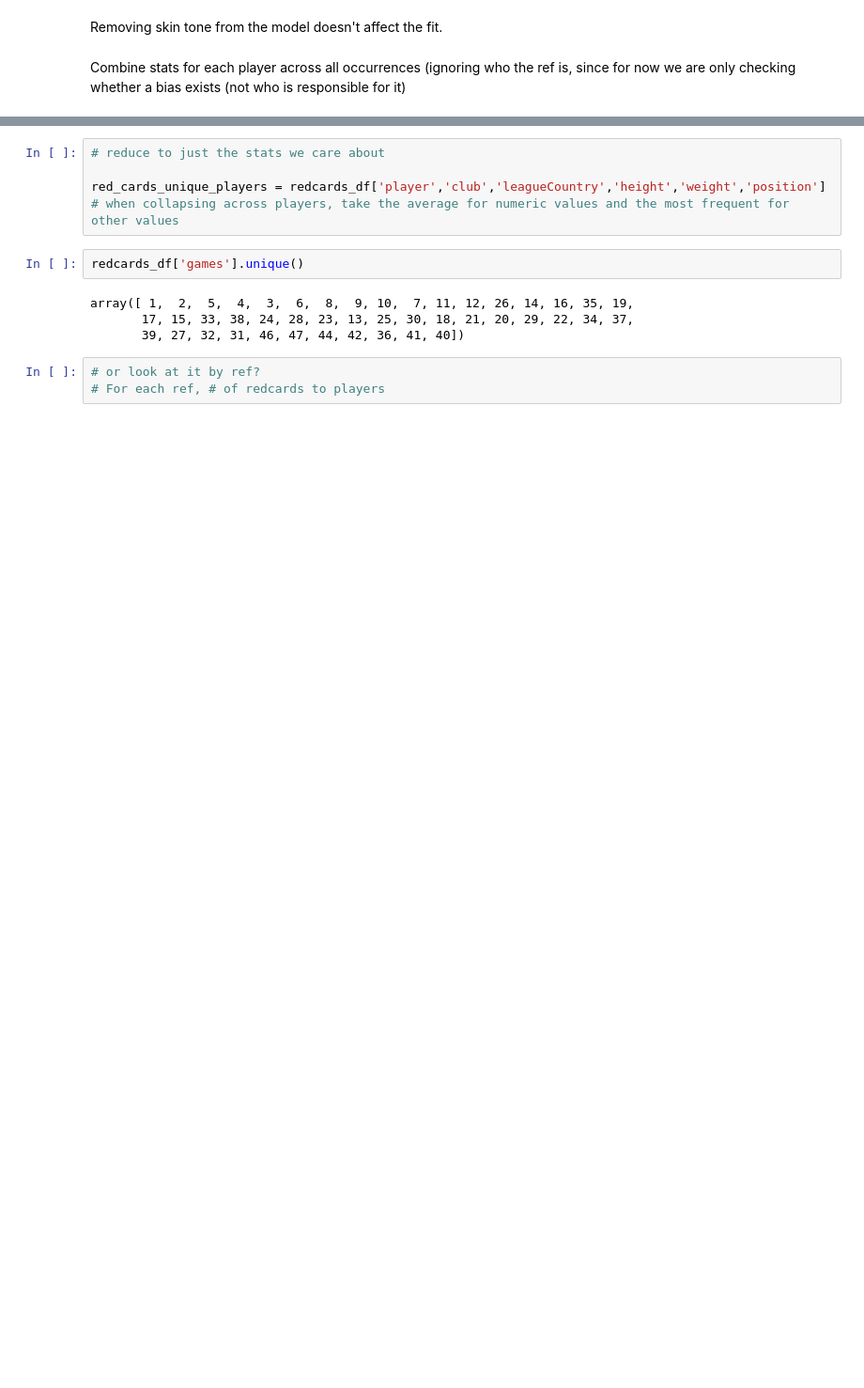
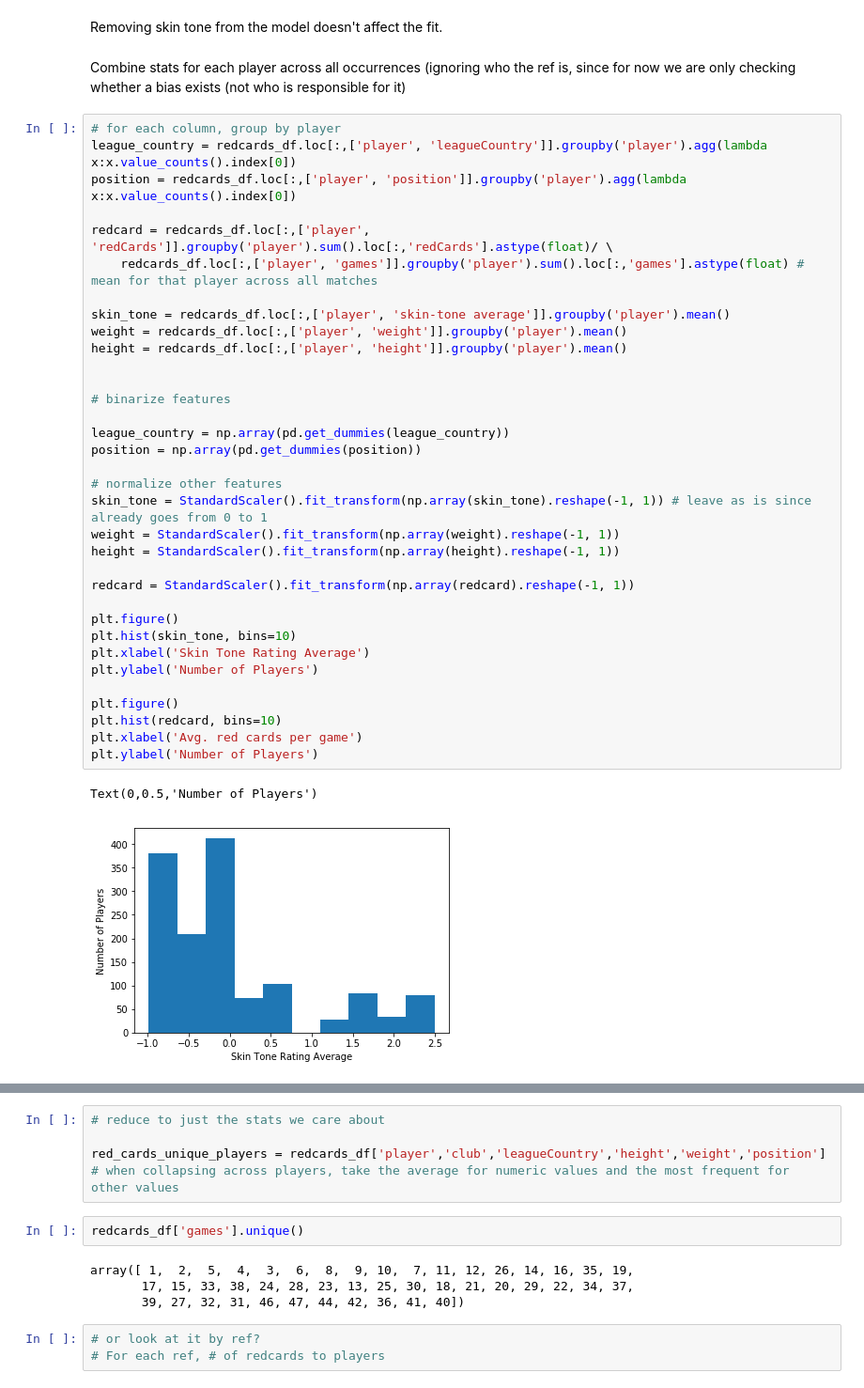
Before and after one commit to brianhenn/InsightDataChallenge4-RedCards, a Jupyter notebook: Henn_DataChallenge4.ipynb, the cells around one changed output, grey strips where cells are left out. Shown at 94% size. Drawn from its saved outputs; the diff is of its cells as text; blank space fills up the shorter version.

```diff
--- a/Henn_DataChallenge4.ipynb
+++ b/Henn_DataChallenge4.ipynb
@@ -304,3 +327,40 @@ Removing skin tone from the model doesn't affect the fit.
 # %% [markdown]
 Combine stats for each player across all occurrences (ignoring who the ref is, since for
 now we are only checking whether a bias exists (not who is responsible for it)
+# %%
+# for each column, group by player
+league_country = redcards_df.loc[:,['player', 'leagueCountry']].groupby('player').agg(lambda x:x.value_counts().index[0])
+position = redcards_df.loc[:,['player', 'position']].groupby('player').agg(lambda x:x.value_counts().index[0])
+
+redcard = redcards_df.loc[:,['player', 'redCards']].groupby('player').sum().loc[:,'redCards'].astype(float)/ \
+    redcards_df.loc[:,['player', 'games']].groupby('player').sum().loc[:,'games'].astype(float) # mean for that player across all matches
+
+skin_tone = redcards_df.loc[:,['player', 'skin-tone average']].groupby('player').mean()
+weight = redcards_df.loc[:,['player', 'weight']].groupby('player').mean()
+height = redcards_df.loc[:,['player', 'height']].groupby('player').mean()
+
+
+# binarize features
+
+league_country = np.array(pd.get_dummies(league_country))
+position = np.array(pd.get_dummies(position))
+
+# normalize other features
+skin_tone = StandardScaler().fit_transform(np.array(skin_tone).reshape(-1, 1)) # leave as is since already goes from 0 to 1
+weight = StandardScaler().fit_transform(np.array(weight).reshape(-1, 1))
+height = StandardScaler().fit_transform(np.array(height).reshape(-1, 1))
+
+redcard = StandardScaler().fit_transform(np.array(redcard).reshape(-1, 1))
+
+plt.figure()
+plt.hist(skin_tone, bins=10)
+plt.xlabel('Skin Tone Rating Average')
+plt.ylabel('Number of Players')
+
+plt.figure()
+plt.hist(redcard, bins=10)
+plt.xlabel('Avg. red cards per game')
+plt.ylabel('Number of Players')
+# %% [output]
+Text(0,0.5,'Number of Players')
+[figure, added]
```
Also changed, not shown: parts of 6 cells of this notebook.
